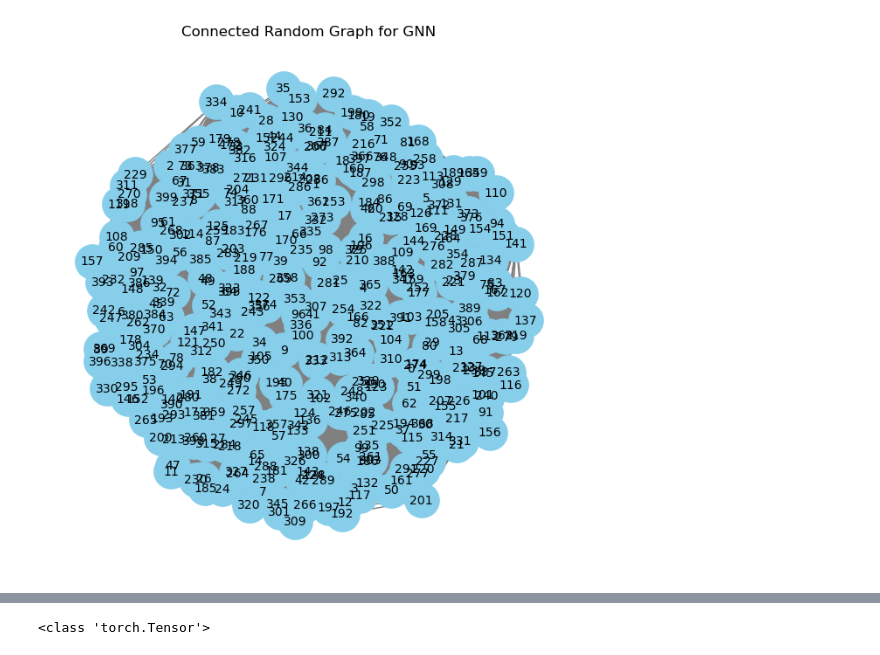
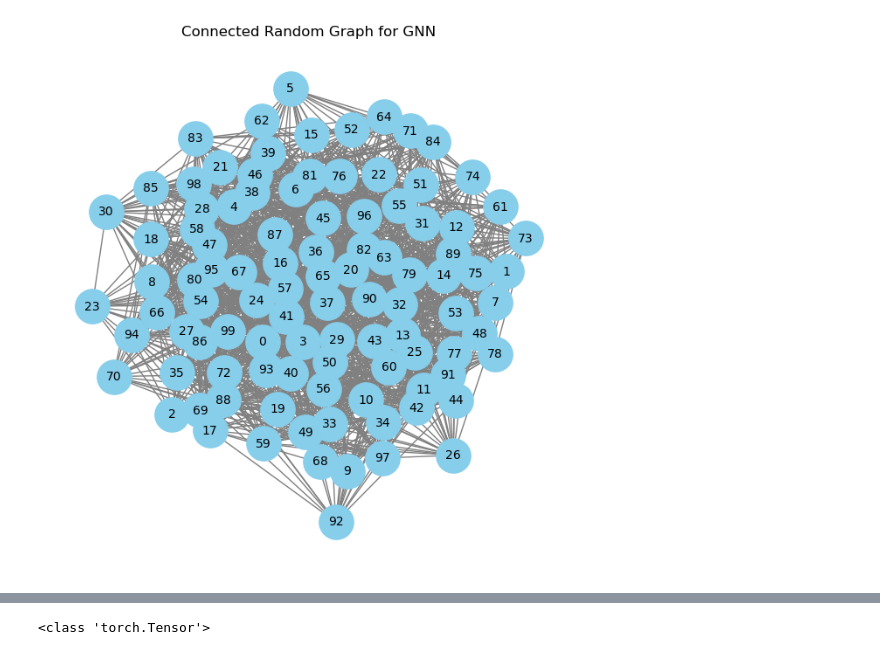
Before and after one commit to sandipto729/Social-Network, a Jupyter notebook: GNNCentrality.ipynb, the cells around one changed output, grey strips where cells are left out. Drawn from its saved outputs; the diff is of its cells as text; code cells hidden in the pictures.

```diff
--- a/GNNCentrality.ipynb
+++ b/GNNCentrality.ipynb
@@ -11,19 +11,19 @@ from torch_geometric.nn.conv.gcn_conv import gcn_norm
 # %%
 import networkx as nx
 import matplotlib.pyplot as plt
 
-n = 400
+n = 100
 p = 0.3
 while True:
     G = nx.erdos_renyi_graph(n, p)
     if nx.is_connected(G):
         break
 plt.figure(figsize=(6, 6))
 nx.draw(G, with_labels=True, node_color="skyblue", edge_color="gray", node_size=800, font_size=10)
 plt.title("Connected Random Graph for GNN")
 plt.show()
 # %% [output]
-[figure, old version]
+[figure, new version]
 # %%
 import networkx as nx
 from collections import deque
```
Also changed, not shown: parts of 8 cells of this notebook.
